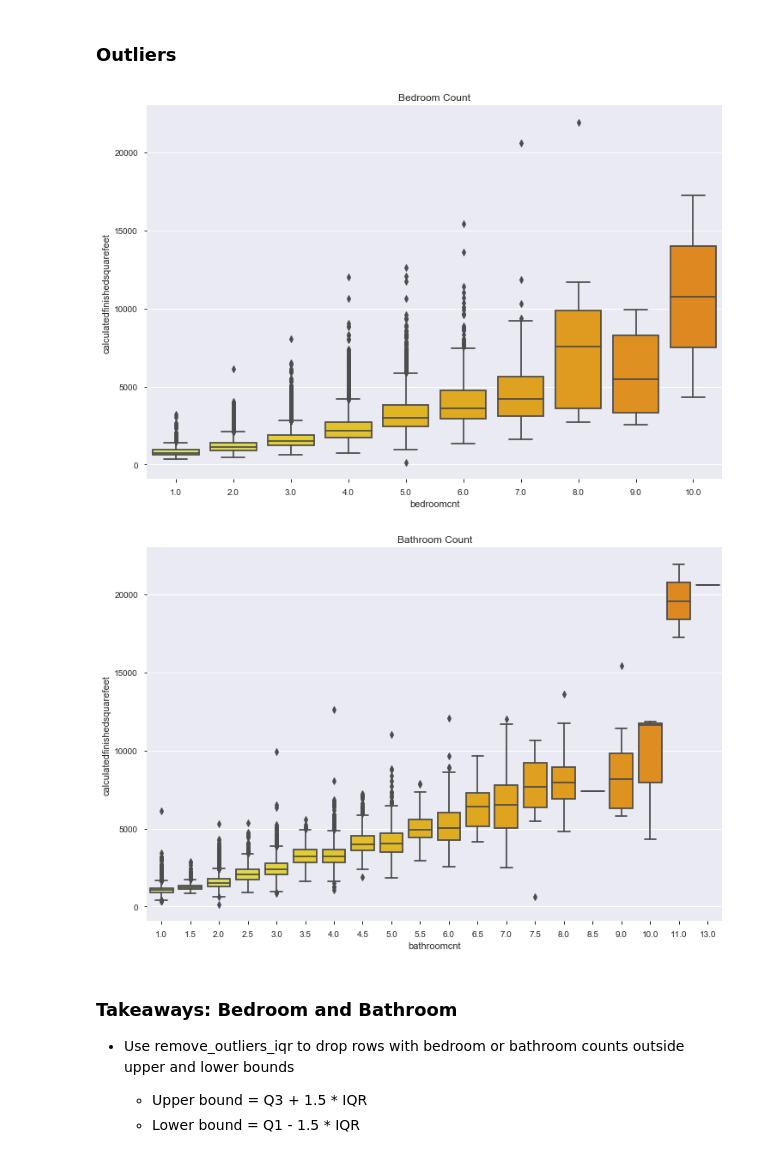
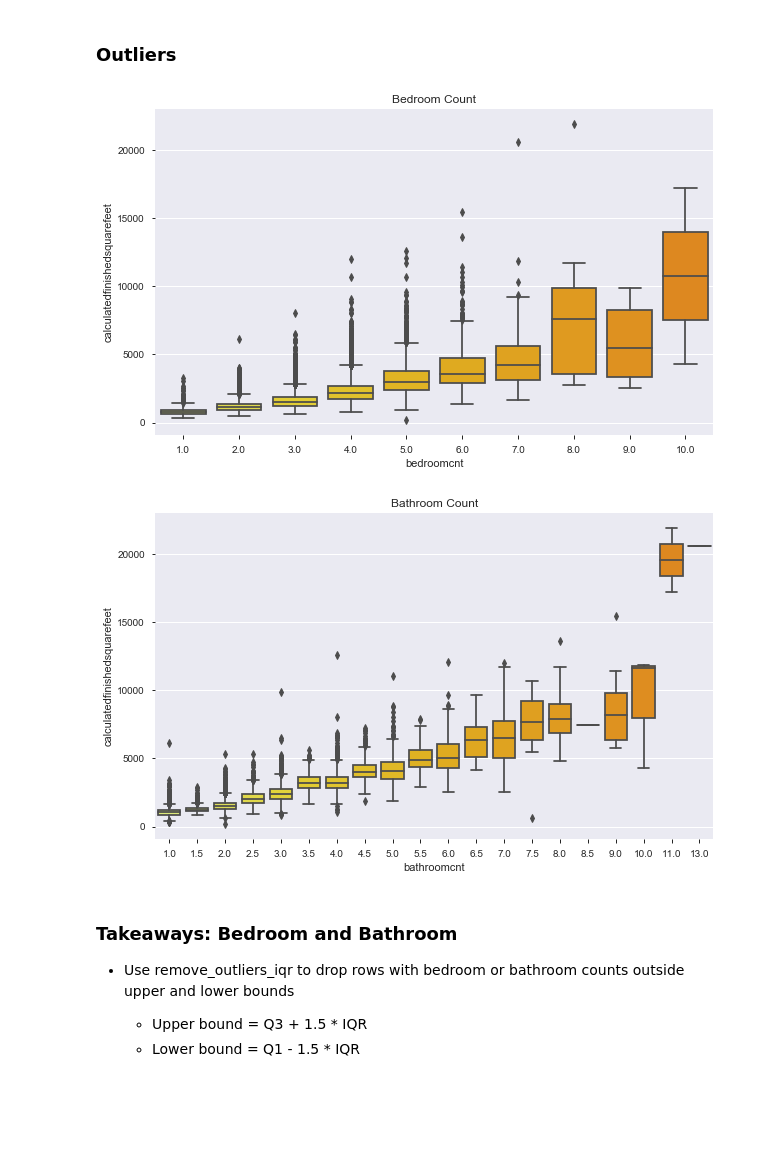
Before and after one commit to FJ-Zillow-Org/Zillow, a Jupyter notebook: deliverable.ipynb, the cells around one changed output. Drawn from its saved outputs; the diff is of its cells as text; code cells hidden in the pictures; blank space fills up the shorter version.

```diff
--- a/deliverable.ipynb
+++ b/deliverable.ipynb
@@ -379,6 +379,8 @@ Orange                      273.82
 Ventura                     237.58
 Name: price_per_sq_ft, dtype: float64
 # %%
+plt.rcParams["figure.figsize"] = (10,6)
+
 for county in sorted(df.county_name.unique()):
     subset = df[df.county_name == county]
     plt.scatter(subset.logerror, subset.price_per_sq_ft, label=county)
@@ -409,5 +411,5 @@ plt.show()
 # %%
-plt.rc('figure', figsize=(18, 12))
+plt.rc('figure', figsize=(20, 16))
 plt.rc('axes', grid=True)
 plt.rc('axes.spines', top=False, right=False, left=True, bottom=True)
 plt.rc('font', size=14)
@@ -449,7 +453,8 @@ plt.show()
 # %% [markdown]
 ### Explore:  Bedroom and Bathroom
 # %%
-plt.rc('figure', figsize=(12, 8))
+plt.rcParams["figure.figsize"] = (10,6)
+#plt.rc('figure', figsize=(12, 8))
 sns.countplot(x='bedroomcnt', palette="Wistia", data=train)
 
 plt.title('Bedroom Count')
@@ -471,6 +476,8 @@ train.bedroomcnt.value_counts().sort_index()
 10.00        2
 Name: bedroomcnt, dtype: int64
 # %%
+plt.rcParams["figure.figsize"] = (10,6)
+
 sns.countplot(x='bathroomcnt', palette="Wistia", data=train)
 
 plt.title('Bathroom Count')
@@ -500,19 +507,23 @@ Name: bathroomcnt, dtype: int64
 # %% [markdown]
 ### Outliers
 # %%
+plt.rcParams["figure.figsize"] = (10,6)
+
 sns.boxplot(train.bedroomcnt, train.calculatedfinishedsquarefeet, palette="Wistia")
 
 plt.title('Bedroom Count')
 plt.show()
 # %% [output]
-[figure, old version]
+[figure, new version]
 # %%
+plt.rcParams["figure.figsize"] = (10,6)
+
 sns.boxplot(train.bathroomcnt, train.calculatedfinishedsquarefeet, palette="Wistia")
 
 plt.title('Bathroom Count')
 plt.show()
 # %% [output]
-[figure, old version]
+[figure, new version]
 # %% [markdown]
 ### Takeaways: Bedroom and Bathroom
 
```
Also changed, not shown: parts of 18 cells of this notebook.
